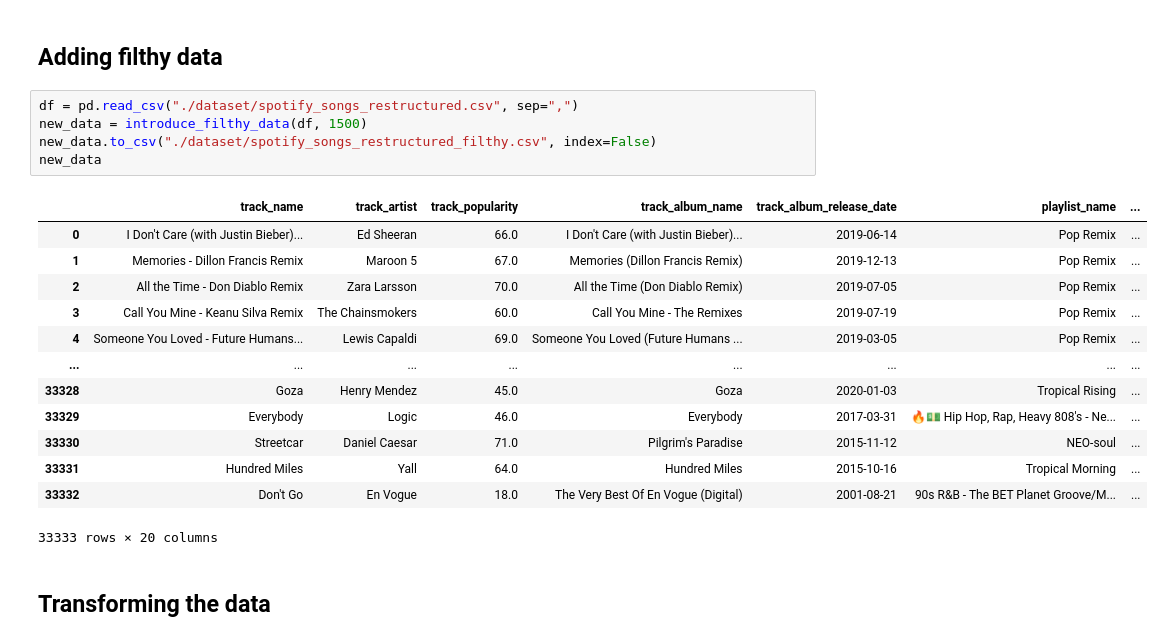
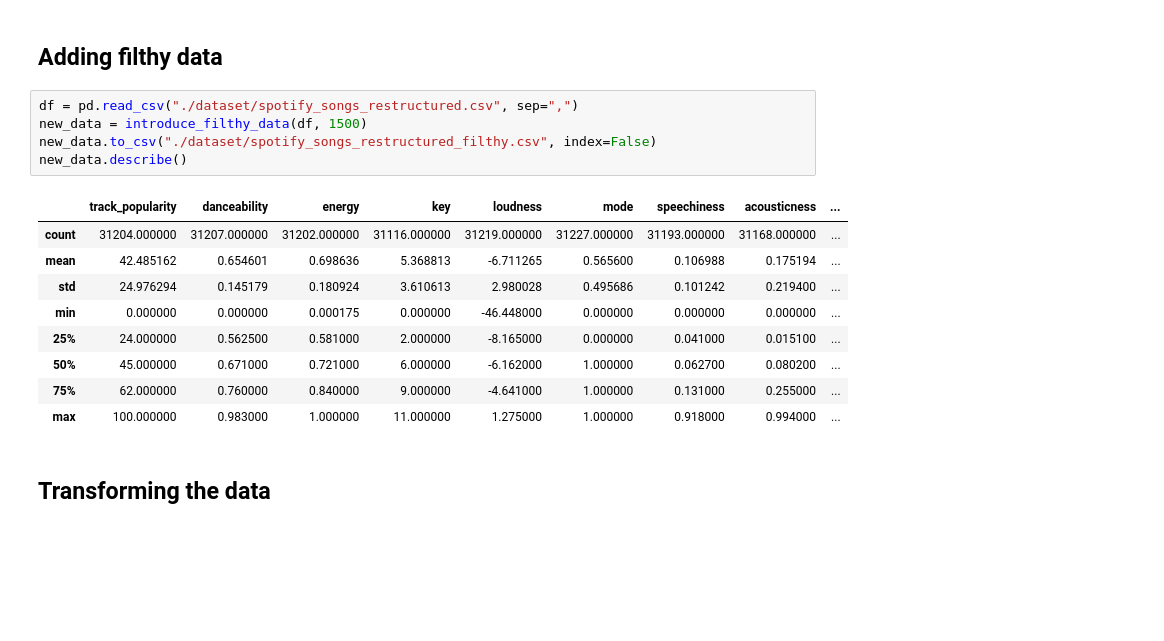
Before and after one commit to IlianCoding/SpotifyAIModel, a Jupyter notebook: featureEngineering.ipynb, the cells around one changed output. Cells and saved outputs as stored; diff of their text form; blank space fills up the shorter version.

Commit message:
data cleaning gedaan voor extra vuilde data, nog probleempjes bij sommige kolommen want er is nan values

```diff
--- a/featureEngineering.ipynb
+++ b/featureEngineering.ipynb
@@ -8,21 +8,17 @@ from sklearn.impute import KNNImputer
 # %%
 df = pd.read_csv("./dataset/spotify_songs_restructured.csv", sep=",")
 new_data = introduce_filthy_data(df, 1500)
 new_data.to_csv("./dataset/spotify_songs_restructured_filthy.csv", index=False)
-new_data
+new_data.describe()
 # %% [output]
-|  | track_name | track_artist | track_popularity | track_album_name | track_album_release_date | playlist_name | ... |
-| 0 | I Don't Care (with Justin Bieber)... | Ed Sheeran | 66.0 | I Don't Care (with Justin Bieber)... | 2019-06-14 | Pop Remix | ... |
-| 1 | Memories - Dillon Francis Remix | Maroon 5 | 67.0 | Memories (Dillon Francis Remix) | 2019-12-13 | Pop Remix | ... |
-| 2 | All the Time - Don Diablo Remix | Zara Larsson | 70.0 | All the Time (Don Diablo Remix) | 2019-07-05 | Pop Remix | ... |
-| 3 | Call You Mine - Keanu Silva Remix | The Chainsmokers | 60.0 | Call You Mine - The Remixes | 2019-07-19 | Pop Remix | ... |
-| 4 | Someone You Loved - Future Humans... | Lewis Capaldi | 69.0 | Someone You Loved (Future Humans ... | 2019-03-05 | Pop Remix | ... |
-| ... | ... | ... | ... | ... | ... | ... | ... |
-| 33328 | Goza | Henry Mendez | 45.0 | Goza | 2020-01-03 | Tropical Rising | ... |
-| 33329 | Everybody | Logic | 46.0 | Everybody | 2017-03-31 | 🔥💵 Hip Hop, Rap, Heavy 808's - Ne... | ... |
-| 33330 | Streetcar | Daniel Caesar | 71.0 | Pilgrim's Paradise | 2015-11-12 | NEO-soul | ... |
-| 33331 | Hundred Miles | Yall | 64.0 | Hundred Miles | 2015-10-16 | Tropical Morning | ... |
-| 33332 | Don't Go | En Vogue | 18.0 | The Very Best Of En Vogue (Digital) | 2001-08-21 | 90s R&B - The BET Planet Groove/M... | ... |
+|  | track_popularity | danceability | energy | key | loudness | mode | speechiness | acousticness | ... |
+| count | 31204.000000 | 31207.000000 | 31202.000000 | 31116.000000 | 31219.000000 | 31227.000000 | 31193.000000 | 31168.000000 | ... |
+| mean | 42.485162 | 0.654601 | 0.698636 | 5.368813 | -6.711265 | 0.565600 | 0.106988 | 0.175194 | ... |
+| std | 24.976294 | 0.145179 | 0.180924 | 3.610613 | 2.980028 | 0.495686 | 0.101242 | 0.219400 | ... |
+| min | 0.000000 | 0.000000 | 0.000175 | 0.000000 | -46.448000 | 0.000000 | 0.000000 | 0.000000 | ... |
+| 25% | 24.000000 | 0.562500 | 0.581000 | 2.000000 | -8.165000 | 0.000000 | 0.041000 | 0.015100 | ... |
+| 50% | 45.000000 | 0.671000 | 0.721000 | 6.000000 | -6.162000 | 1.000000 | 0.062700 | 0.080200 | ... |
+| 75% | 62.000000 | 0.760000 | 0.840000 | 9.000000 | -4.641000 | 1.000000 | 0.131000 | 0.255000 | ... |
+| max | 100.000000 | 0.983000 | 1.000000 | 11.000000 | 1.275000 | 1.000000 | 0.918000 | 0.994000 | ... |
-33333 rows × 20 columns
 # %% [markdown]
 ## Transforming the data
```
Also changed, not shown: parts of 9 cells of this notebook, 2 other files.
